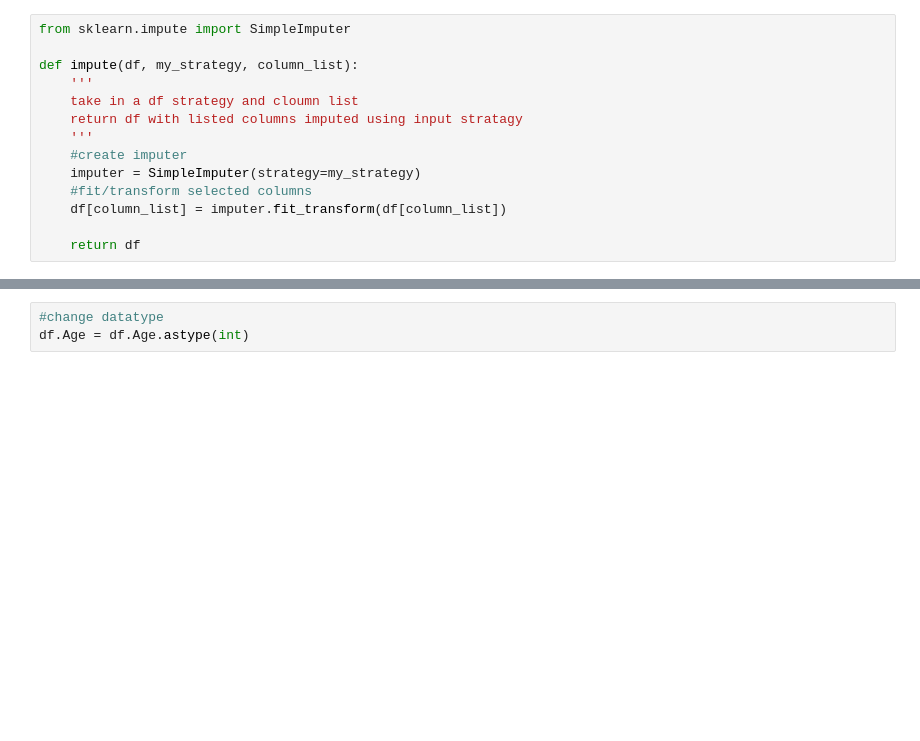
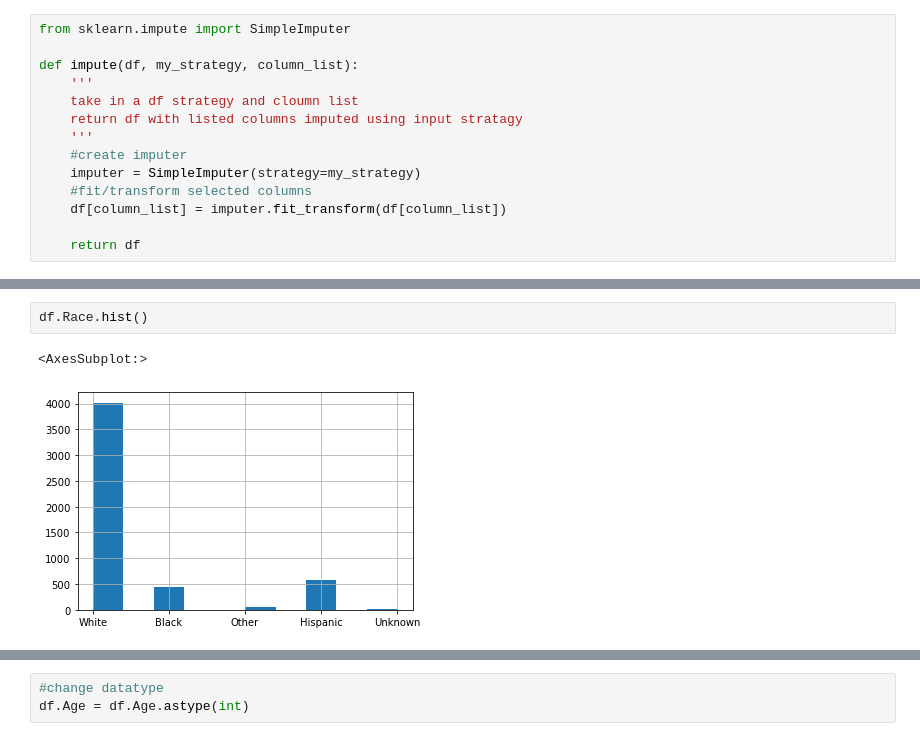
Before and after one commit to natasharivers/individual_project, a Jupyter notebook: Initial Notebook.ipynb, the cells around one changed output, grey strips where cells are left out. Drawn from its saved outputs; the diff is of its cells as text; blank space fills up the shorter version.

```diff
--- a/Initial Notebook.ipynb
+++ b/Initial Notebook.ipynb
@@ -243,3 +260,8 @@ Name: MannerofDeath, dtype: int64
+# %%
+df.Race.hist()
+# %% [output]
+<AxesSubplot:>
+[figure, added]
 # %%
 df.head()
 # %% [output]
```
Also changed, not shown: parts of 44 cells of this notebook.
